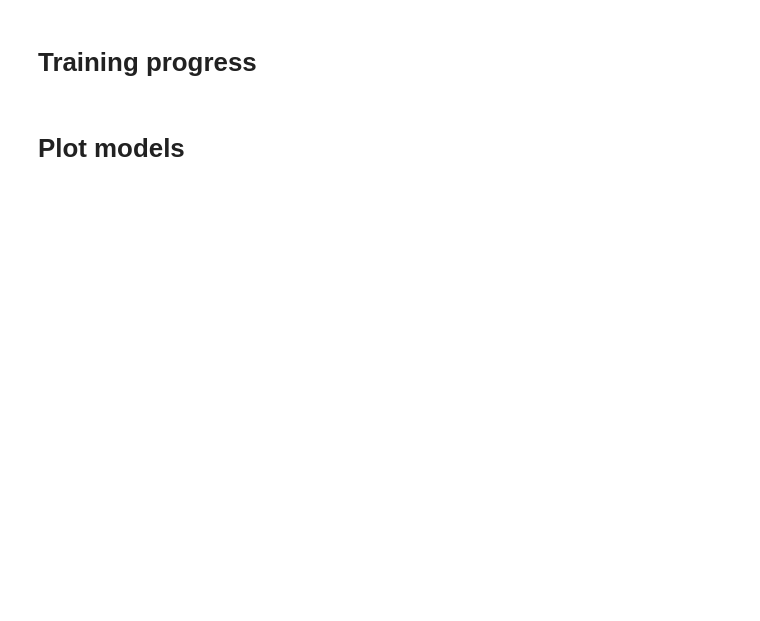
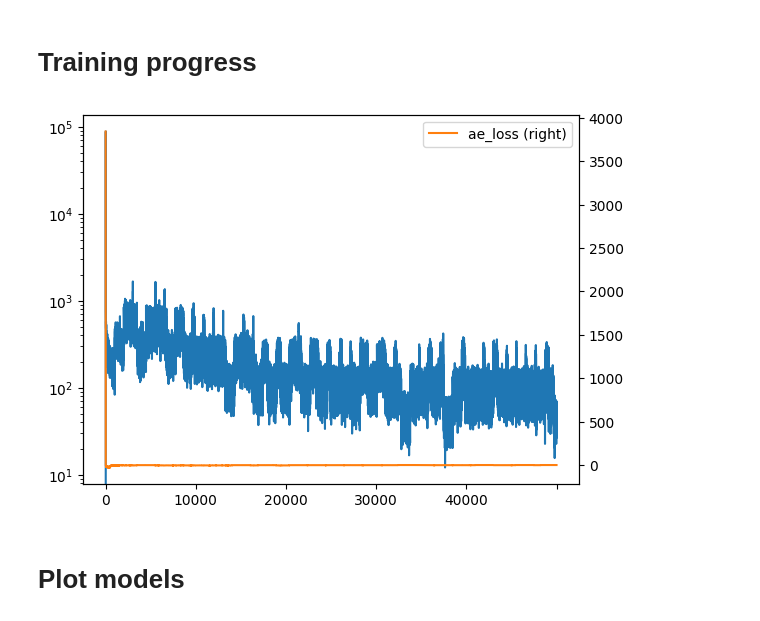
Before and after one commit to TychonBos/RTDM, a Jupyter notebook: visualize.ipynb, the cells around one changed output. Saved outputs shown, nothing was run; the diff lists cells and outputs as text; code cells hidden in the pictures; blank space fills up the shorter version.

```diff
--- a/visualize.ipynb
+++ b/visualize.ipynb
@@ -80,10 +82,13 @@ for (img, orig_pred, adv_img, rec, label, pred, adv_pred) in zip(imgs, original_
 # %%
 # Plot training progress
 history = json.load(open("history.json", mode="r"))
 history = pd.DataFrame.from_dict(history, orient="index")
+plt.yscale("log");
 history["classifier_loss"].plot();
 history["ae_loss"].plot(secondary_y=True);
 plt.legend();
+# %% [output]
+[figure, added]
 # %% [markdown]
 # Plot models
 # %%
```
Also changed, not shown: parts of 4 cells of this notebook.
